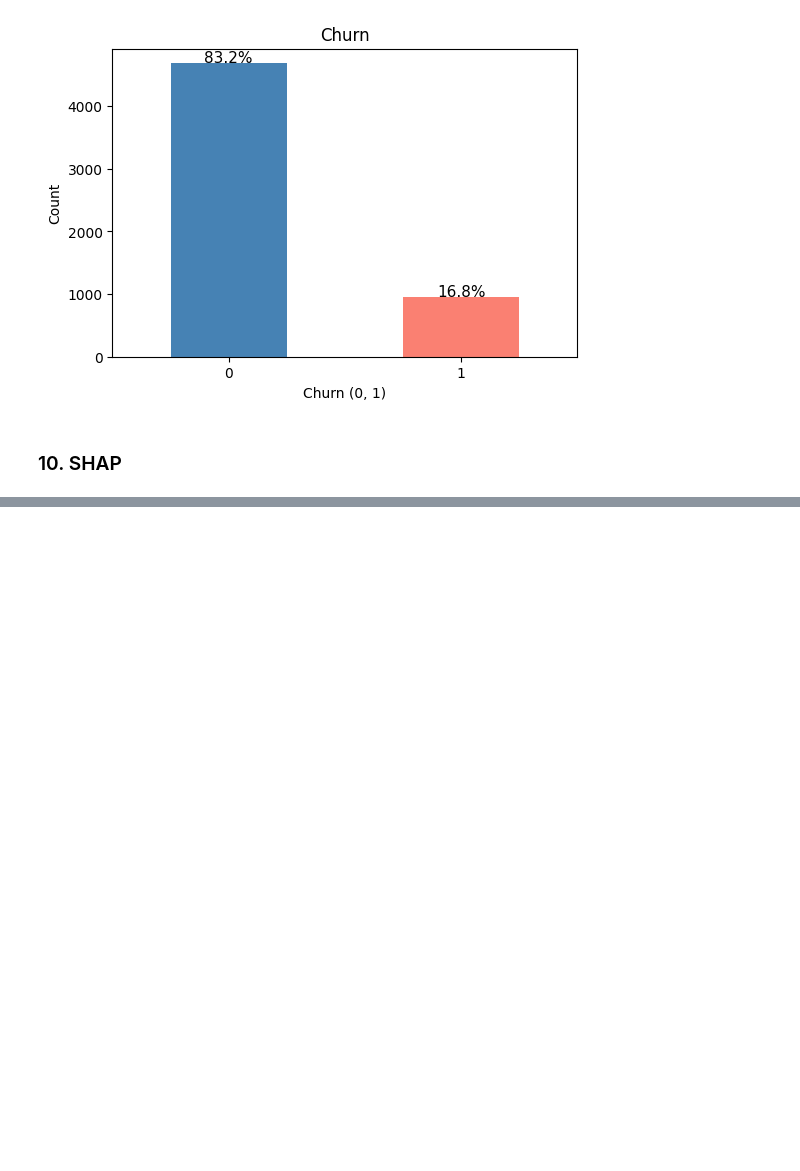
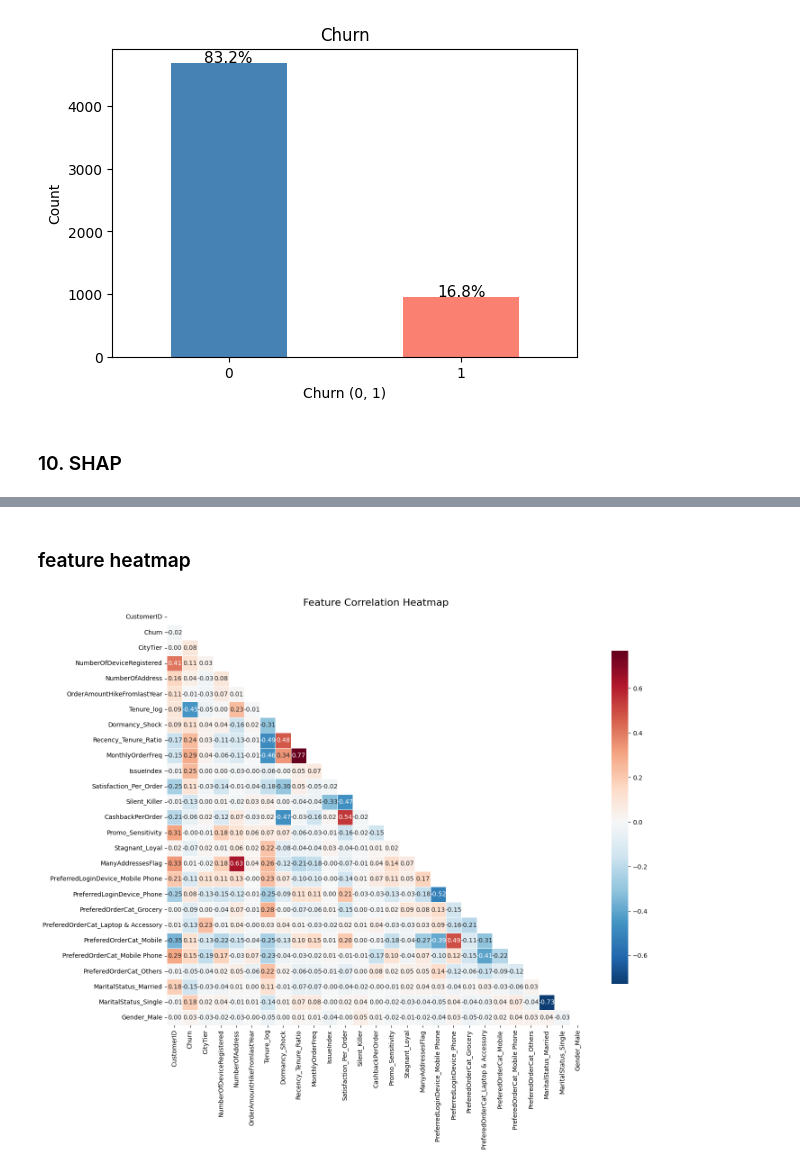
Before and after one commit to SKNETWORKS-FAMILY-AICAMP/SKN27-2nd-4TEAM, a Jupyter notebook: src/modeling/random_forest.ipynb, the cells around one changed output, grey strips where cells are left out. Saved outputs shown, nothing was run; the diff lists cells and outputs as text; code cells hidden in the pictures; blank space fills up the shorter version.

```diff
--- a/src/modeling/random_forest.ipynb
+++ b/src/modeling/random_forest.ipynb
@@ -450,0 +511,34 @@ plot_loss_curve(history)
+# %% [markdown]
+### feature heatmap
+# %%
+import matplotlib.pyplot as plt
+import seaborn as sns
+
+def plot_correlation_heatmap(df):
+    # 1. 수치형 데이터만 선택 (상관계수는 숫자형 변수끼리만 계산 가능)
+    numeric_df = df.select_dtypes(include=[np.number])
+
+    # 2. 상관계수 계산
+    corr_matrix = numeric_df.corr()
+
+    # 3. 히트맵 그리기
+    plt.figure(figsize=(15, 12)) # 피처가 많으므로 크게 설정
+
+    # mask: 상삼각행렬을 가려주는 옵션 (중복 정보 제거로 가독성 향상)
+    mask = np.triu(np.ones_like(corr_matrix, dtype=bool))
+
+    sns.heatmap(corr_matrix,
+                mask=mask,
+                annot=True,          # 숫자 표시
+                fmt=".2f",           # 소수점 둘째자리까지
+                cmap='RdBu_r',       # 빨강(양의 상관) ~ 파랑(음의 상관) 색상
+                center=0,            # 0을 기준으로 색상 분리
+                linewidths=0.5,      # 칸 사이 간격
+                cbar_kws={"shrink": .8}) # 컬러바 크기 조절
+
+    plt.title('Feature Correlation Heatmap', fontsize=16)
+    plt.show()
+# %%
+plot_correlation_heatmap(df_final)
+# %% [output]
+[figure, added]
```
Also changed, not shown: parts of 18 cells of this notebook, 5 other files.
